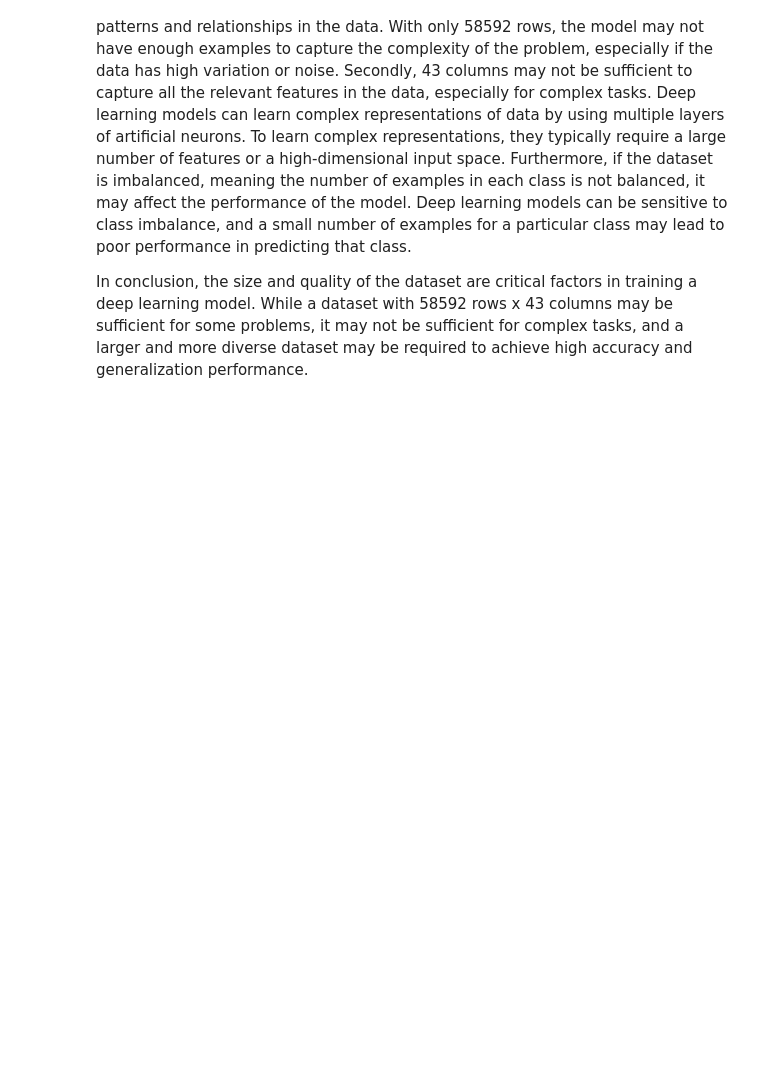
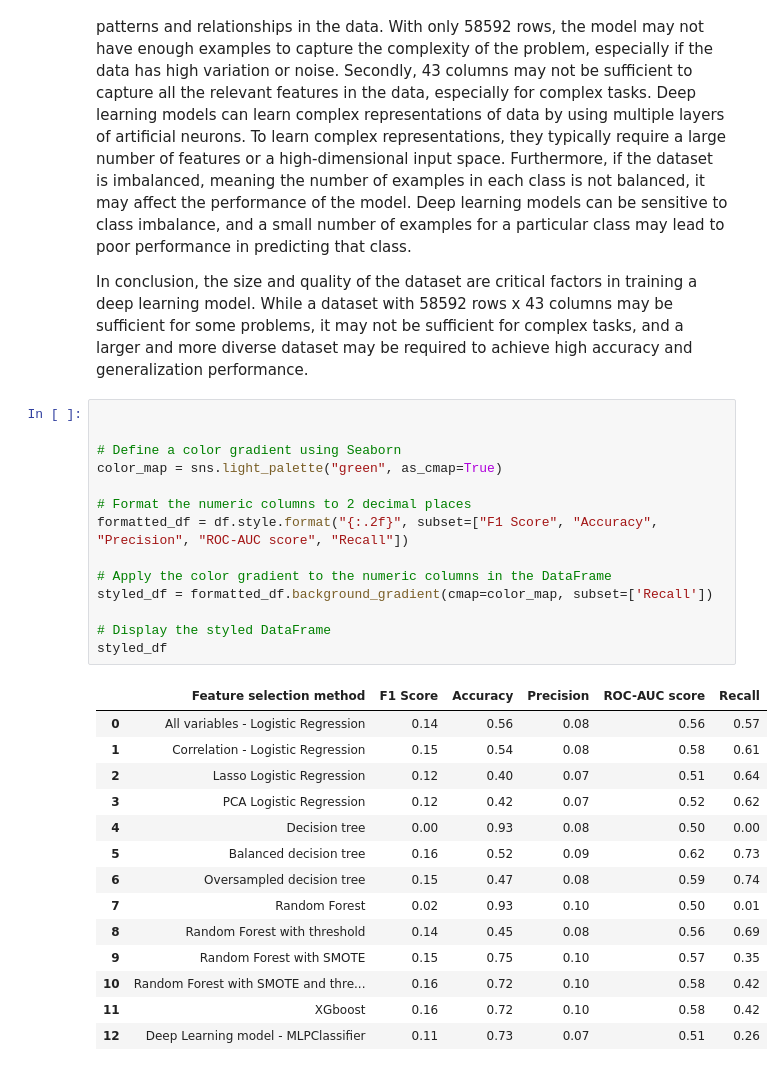
Before and after one commit to annaziegert/insurance_claim_prediciton_nova, a Jupyter notebook: final_notebook/final.ipynb, the cells around one changed output. Saved outputs shown, nothing was run; the diff lists cells and outputs as text; blank space fills up the shorter version.

```diff
--- a/final_notebook/final.ipynb
+++ b/final_notebook/final.ipynb
@@ -2735,3 +2705,32 @@ The adequacy of a dataset for training a deep learning model depends on various
 Firstly, deep learning models require a large amount of data to learn the underlying patterns and relationships in the data. With only 58592 rows, the model may not have enough examples to capture the complexity of the problem, especially if the data has high variation or noise. Secondly, 43 columns may not be sufficient to capture all the relevant features in the data, especially for complex tasks. Deep learning models can learn complex representations of data by using multiple layers of artificial neurons. To learn complex representations, they typically require a large number of features or a high-dimensional input space. Furthermore, if the dataset is imbalanced, meaning the number of examples in each class is not balanced, it may affect the performance of the model. Deep learning models can be sensitive to class imbalance, and a small number of examples for a particular class may lead to poor performance in predicting that class.
 
 In conclusion, the size and quality of the dataset are critical factors in training a deep learning model. While a dataset with 58592 rows x 43 columns may be sufficient for some problems, it may not be sufficient for complex tasks, and a larger and more diverse dataset may be required to achieve high accuracy and generalization performance.
+# %%
+
+
+# Define a color gradient using Seaborn
+color_map = sns.light_palette("green", as_cmap=True)
+
+# Format the numeric columns to 2 decimal places
+formatted_df = df.style.format("{:.2f}", subset=["F1 Score", "Accuracy", "Precision", "ROC-AUC score", "Recall"])
+
+# Apply the color gradient to the numeric columns in the DataFrame
+styled_df = formatted_df.background_gradient(cmap=color_map, subset=['Recall'])
+
+# Display the styled DataFrame
+styled_df
+# %% [output]
+|  | Feature selection method | F1 Score | Accuracy | Precision | ROC-AUC score | Recall |
+| 0 | All variables - Logistic Regression | 0.14 | 0.56 | 0.08 | 0.56 | 0.57 |
+| 1 | Correlation - Logistic Regression | 0.15 | 0.54 | 0.08 | 0.58 | 0.61 |
+| 2 | Lasso Logistic Regression | 0.12 | 0.40 | 0.07 | 0.51 | 0.64 |
+| 3 | PCA Logistic Regression | 0.12 | 0.42 | 0.07 | 0.52 | 0.62 |
+| 4 | Decision tree | 0.00 | 0.93 | 0.08 | 0.50 | 0.00 |
+| 5 | Balanced decision tree | 0.16 | 0.52 | 0.09 | 0.62 | 0.73 |
+| 6 | Oversampled decision tree | 0.15 | 0.47 | 0.08 | 0.59 | 0.74 |
+| 7 | Random Forest | 0.02 | 0.93 | 0.10 | 0.50 | 0.01 |
+| 8 | Random Forest with threshold | 0.14 | 0.45 | 0.08 | 0.56 | 0.69 |
+| 9 | Random Forest with SMOTE | 0.15 | 0.75 | 0.10 | 0.57 | 0.35 |
+| 10 | Random Forest with SMOTE and thre... | 0.16 | 0.72 | 0.10 | 0.58 | 0.42 |
+| 11 | XGboost | 0.16 | 0.72 | 0.10 | 0.58 | 0.42 |
+| 12 | Deep Learning model - MLPClassifier | 0.11 | 0.73 | 0.07 | 0.51 | 0.26 |
```
Also changed, not shown: parts of 38 cells of this notebook.
